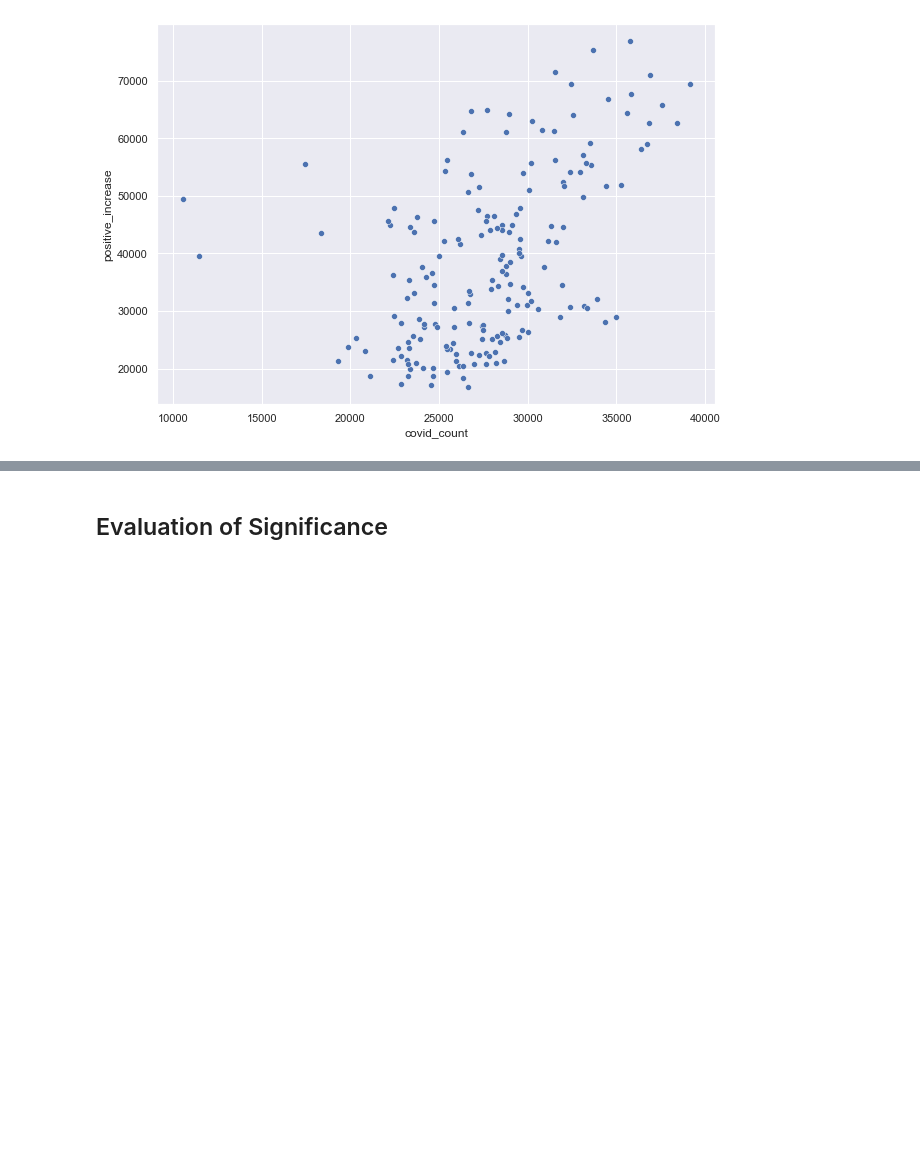
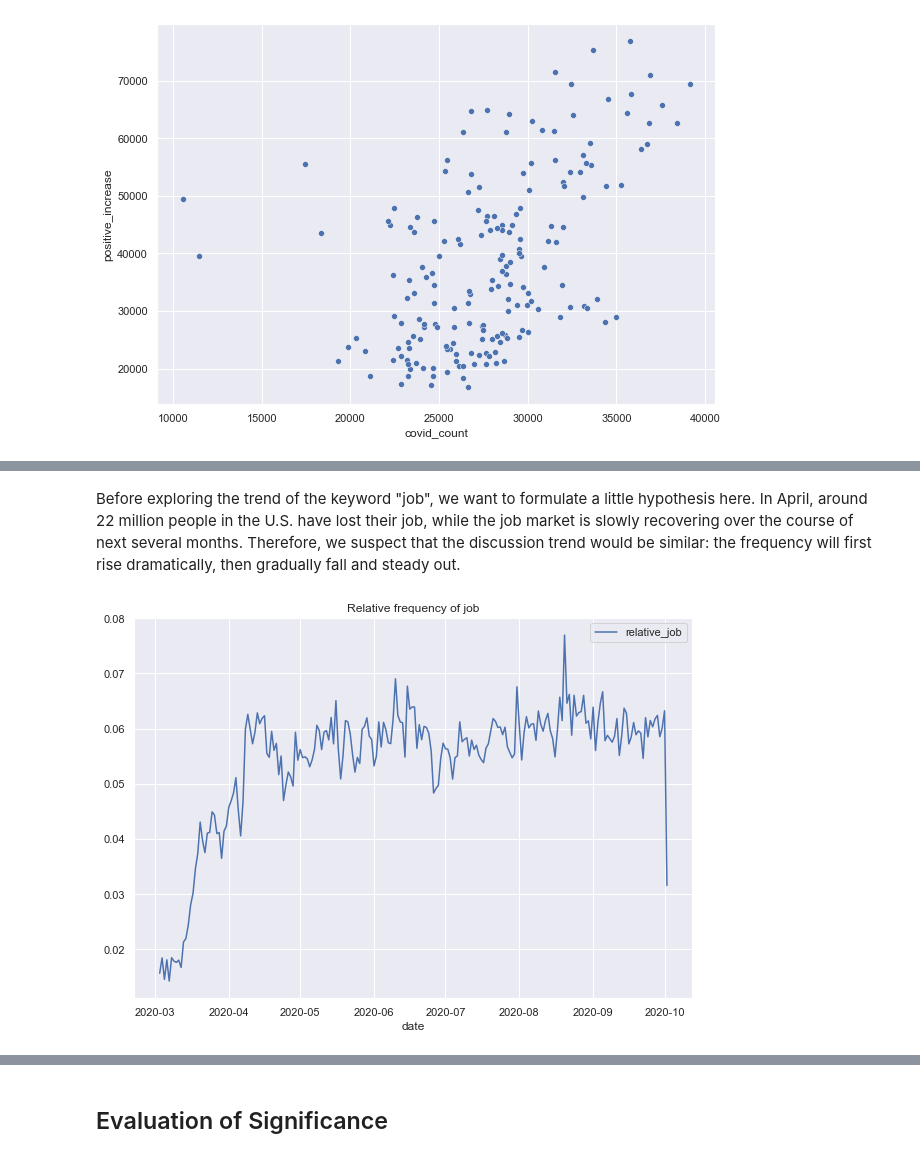
Before and after one commit to kaiyue95/INFO-2950-Final-Project, a Jupyter notebook: phase_4.ipynb, the cells around one changed output, grey strips where cells are left out. Drawn from its saved outputs; the diff is of its cells as text; code cells hidden in the pictures; blank space fills up the shorter version.

```diff
--- a/phase_4.ipynb
+++ b/phase_4.ipynb
@@ -256,0 +295,10 @@ sns.scatterplot(x=new_covid_df['covid_count'], y=new_covid_df['positive_increase
+# %% [markdown]
+Before exploring the trend of the keyword "job", we want to formulate a little hypothesis here. In April, around 22 million people in the U.S. have lost their job, while the job market is slowly recovering over the course of next several months. Therefore, we suspect that the discussion trend would be similar: the frequency will first rise dramatically, then gradually fall and steady out.
+# %%
+covid_df['relative_job'] = covid_df['covid_job_count'] / covid_df['covid_count']
+
+_, ax9 = plt.subplots(figsize=(10, 7))
+job_lineplot = sns.lineplot(data=covid_df[["relative_job"]], ax=ax9)
+job_title = job_lineplot.set_title('Relative frequency of job')
+# %% [output]
+[figure, added]
```
Also changed, not shown: parts of 32 cells of this notebook.
